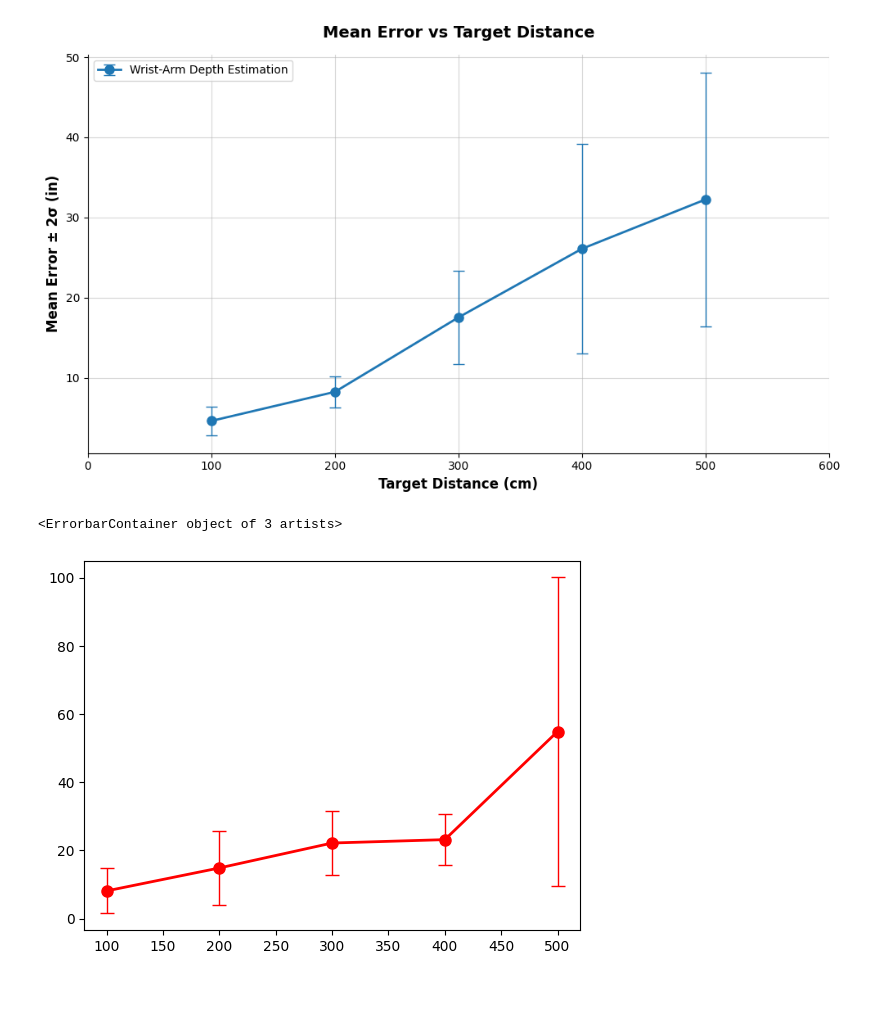
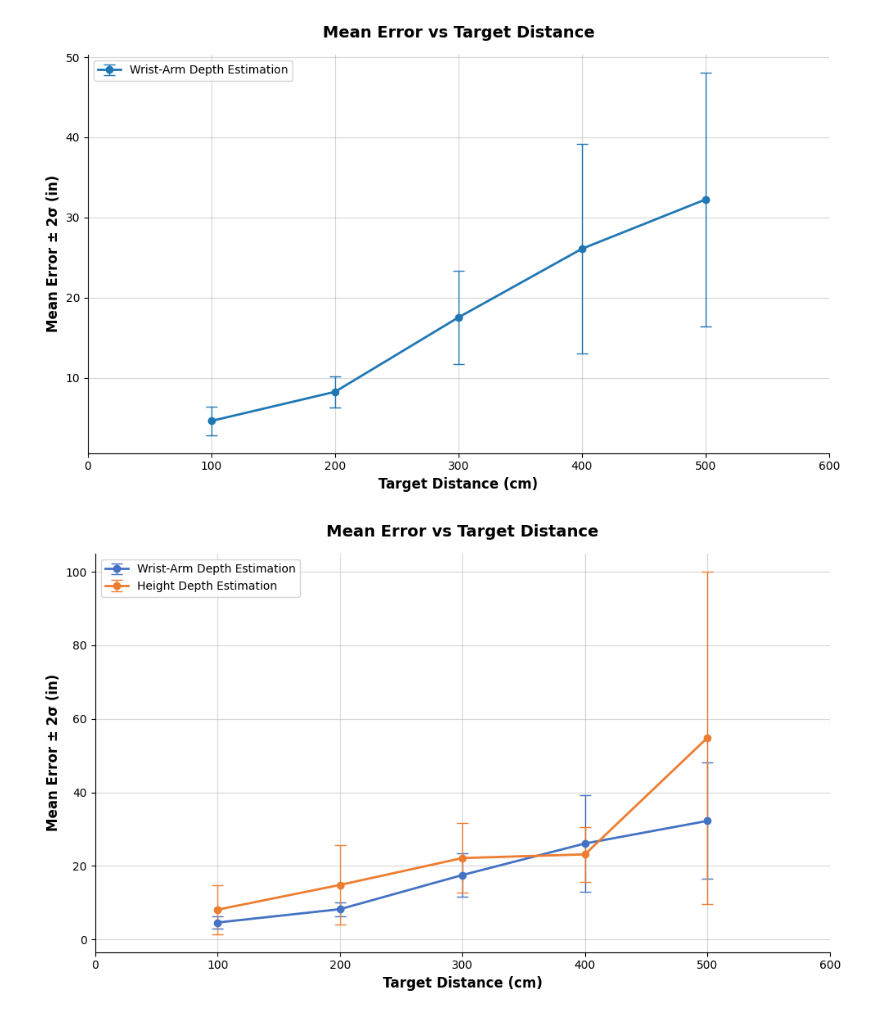
Before and after one commit to frank-Regal/cacti_deictic_study_data, a Jupyter notebook: analysis/2025.03.25_prelim.ipynb, the cells around one changed output. Drawn from its saved outputs; the diff is of its cells as text; code cells hidden in the pictures.

```diff
--- a/analysis/2025.03.25_prelim.ipynb
+++ b/analysis/2025.03.25_prelim.ipynb
@@ -149,24 +161,24 @@ my_fig = plot_mean_errors(kalibr_wrist_arm_metrics['dists'],
 [figure]
 # %%
 """
-HEIGHT DEPTH ESTIMATION
+HEIGHT DEPTH ESTIMATION W. VISUAL FEEDBACK
 """
 
 # Define parameters
 participants = ['frank', 'asha', 'sanat']
 target_dist = [100, 200, 300, 400, 500]
 trial = 'VIS_Kalibr_height_estimation'
 box = '080'
 
 # Get data
 kalibr_height_data_cm, kalibr_height_data_in = get_data(participants, target_dist, trial, box, base_path)
 
 # Calculate error metrics
 kalibr_height_metrics = calc_error_metrics(kalibr_height_data_in, z_threshold=2)
 
-plt.errorbar(kalibr_height_metrics['dists'], kalibr_height_metrics['means'], yerr=kalibr_height_metrics['stds'], color='red', marker='o', markersize=8,
-                capsize=5, capthick=1, elinewidth=1, linestyle='-', linewidth=2,
-                label='Height Depth Estimation')
+# Plot mean errors
+my_fig = plot_mean_errors([kalibr_wrist_arm_metrics, kalibr_height_metrics],
+                          labels=['Wrist-Arm Depth Estimation', 'Height Depth Estimation'],
+                          colors=['#4472C4', '#ED7D31'])
 # %% [output]
-<ErrorbarContainer object of 3 artists>
-[figure, old version]
+[figure, new version]
```
Also changed, not shown: parts of 4 cells of this notebook.
